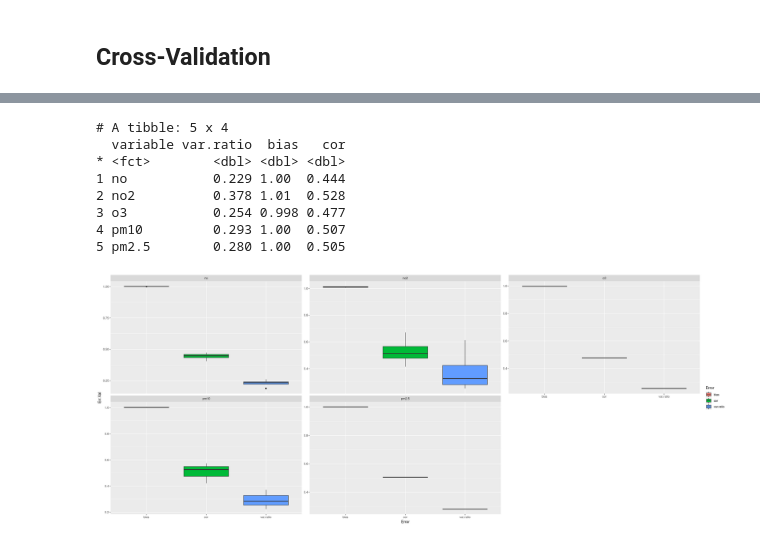
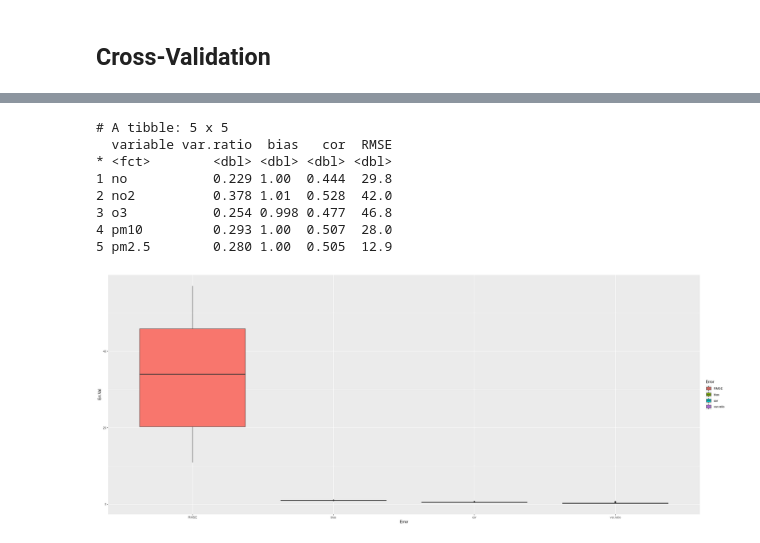
Before and after one commit to Jaimedgp/AirQualityCOVID, a Jupyter notebook: notebooks/Analysis/glm/Cross-Validation.ipynb, the cells around one changed output, grey strips where cells are left out. Saved outputs shown, nothing was run; the diff lists cells and outputs as text; code cells hidden in the pictures.

```diff
--- a/notebooks/Analysis/glm/Cross-Validation.ipynb
+++ b/notebooks/Analysis/glm/Cross-Validation.ipynb
@@ -68,10 +68,7 @@ scale.df <- function(df, omit.cl) {
 
     split.df <- df[, -omit.cl]
 
-    split.df <- scale(split.df)
-
-    cbind(df[, omit.cl],
-          apply(split.df, 2, function(cl) {cl + abs(min(cl))}))
+    cbind(df[, omit.cl], scale(split.df))
 }
 
 range.df <- function(df, omit.cl) {
@@ -79,11 +76,9 @@ range.df <- function(df, omit.cl) {
 
     split.df <- df[, -omit.cl]
 
-    split.df <- normalize(split.df, method = "range", range = c(0, 1), margin = 1)
-
     cbind(df[, omit.cl],
-          split.df
-          #apply(split.df, 2, function(cl) {range(cl) + abs(min(cl))})
+          normalize(split.df, method = "range",
+                    range = c(0, 1), margin = 1)
          )
 }
 # %%
@@ -122,13 +117,11 @@ leave.one.year.out <- function(yr, data, omit.cl) {
 
     y.th <- predict(model, newdata=data[test,])
 
-    plt <- ggplot() +
-        geom_line(aes(x=1:length(y.th), y=y.th), color="blue") +
-        geom_line(aes(x=1:length(test), y=data[test, "value"]), color="red")
-
     data.frame("bias"=mean(y.th) / mean(data[test,]$value),
                "var.ratio"=var(y.th) / var(data[test,]$value),
-               "cor"=cor(y.th, data[test,]$value, method = "pearson")
+               "cor"=cor(y.th, data[test,]$value,
+                         method = "pearson"),
+               "RMSE"=sqrt(mean((y.th - dat[test,]$value)^2))
               )
 }
 # %%
@@ -142,14 +135,16 @@ for (st in sites.lv) {
     data.st <- data.df[data.df$site == st,]
 
     for (pll in levels(as.factor(data.st$variable))) {
-        print(paste(st, pll))
         dat <- data.st[data.st$variable == pll, ]
 
         if (sum(!is.na(dat$date)) > (365*2)) {
             # if there is enough data (more than 2 years), deseasonalized
             ds.dat <- cbind(dat[, no.num.cl],
                          apply(dat[, -no.num.cl], 2, deseason))
-        } else { next }
+        } else {
+            print(paste(st, pll))
+            next
+        }
 
         ds.dat <- range.df(ds.dat, no.num.cl)# %>%
         ds.dat <- std.filter(ds.dat, 3, no.num.cl) %>%
@@ -204,25 +186,25 @@ mean.cv.df <- cv.df %>%
                 group_by(variable) %>%
                 summarise(var.ratio=mean(var.ratio),
                           bias=mean(bias),
-                          cor=mean(cor)
+                          cor=mean(cor),
+                          RMSE=mean(RMSE)
                          ) %>%
                 print()
 # %% [output]
-# A tibble: 5 x 4
-  variable var.ratio  bias   cor
-* <fct>        <dbl> <dbl> <dbl>
-1 no           0.229 1.00  0.444
-2 no2          0.378 1.01  0.528
-3 o3           0.254 0.998 0.477
-4 pm10         0.293 1.00  0.507
-5 pm2.5        0.280 1.00  0.505
+# A tibble: 5 x 5
+  variable var.ratio  bias   cor  RMSE
+* <fct>        <dbl> <dbl> <dbl> <dbl>
+1 no           0.229 1.00  0.444  29.8
+2 no2          0.378 1.01  0.528  42.0
+3 o3           0.254 0.998 0.477  46.8
+4 pm10         0.293 1.00  0.507  28.0
+5 pm2.5        0.280 1.00  0.505  12.9
 # %%
 pivot.cv.df <- cv.df %>%
         pivot_longer(cols = c(3:ncol(cv.df)),
                      names_to = "Error", values_to = "Err.Val")
 
 ggplot(data=pivot.cv.df, aes(x=Error, y=Err.Val, fill=Error)) +
-        geom_boxplot() +
-        facet_wrap(~variable, scales = "free_y")
+        geom_boxplot()
 # %% [output]
-[figure, old version]
+[figure, new version]
```
Also changed, not shown: parts of 2 cells of this notebook, 2 other files.
